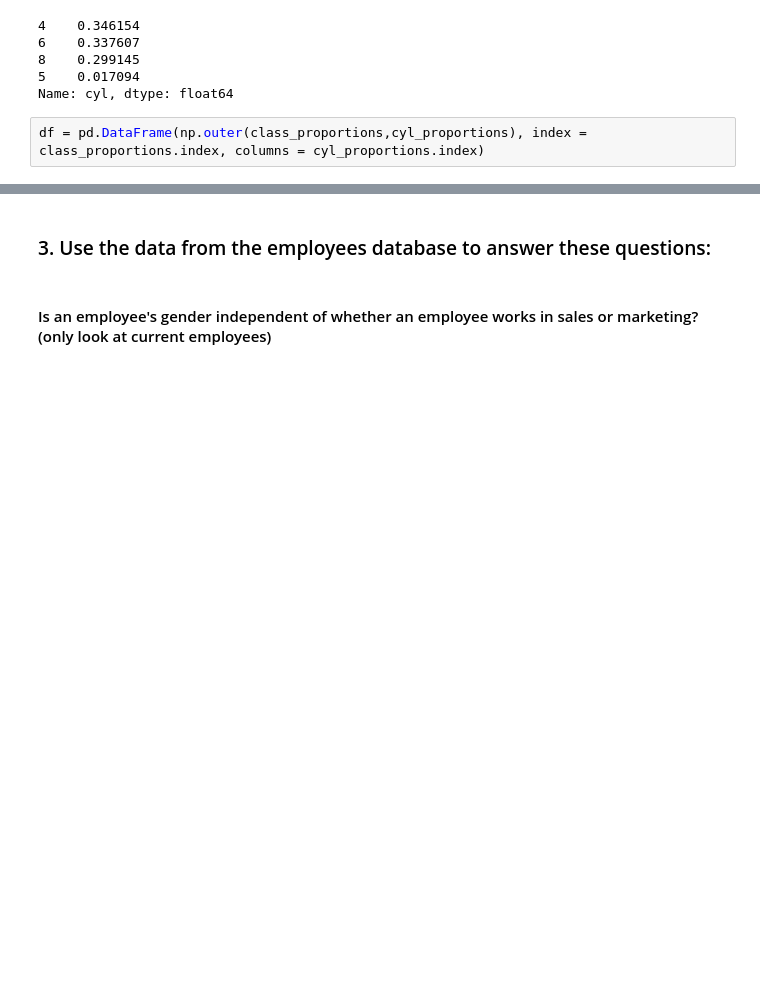
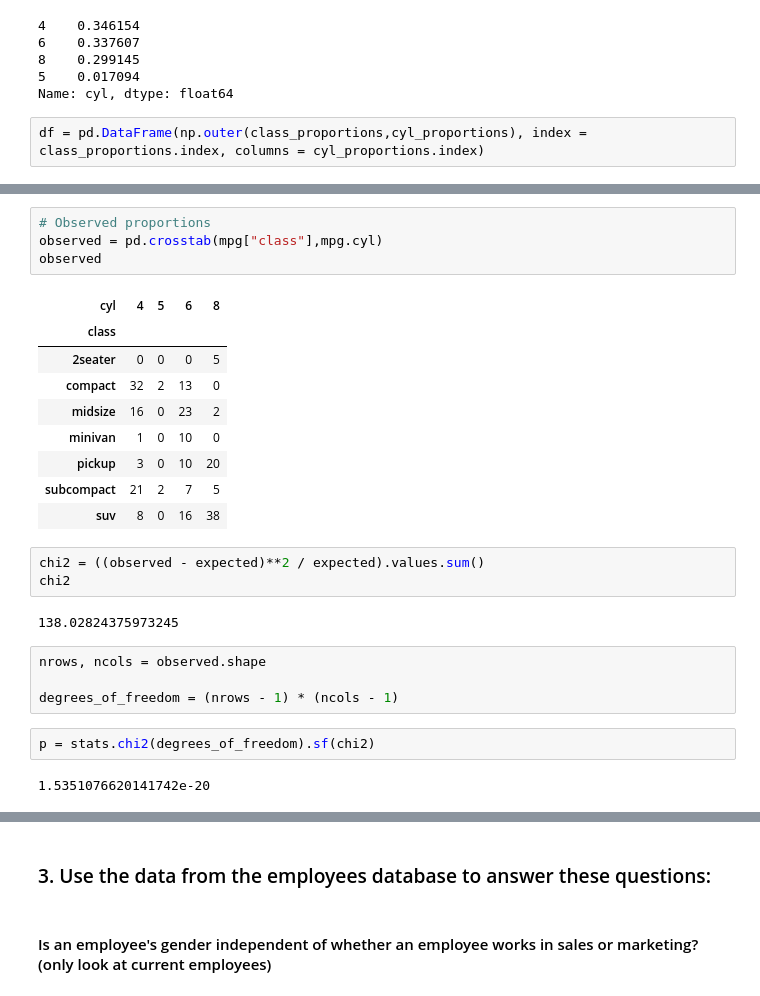
Before and after one commit to jesse-d-marder/statistics-exercises, a Jupyter notebook: hypothesis_testing.ipynb, the cells around one changed output, grey strips where cells are left out. Saved outputs shown, nothing was run; the diff lists cells and outputs as text; blank space fills up the shorter version.

```diff
--- a/hypothesis_testing.ipynb
+++ b/hypothesis_testing.ipynb
@@ -583,0 +581,27 @@ df
+# %%
+# Observed proportions
+observed = pd.crosstab(mpg["class"],mpg.cyl)
+observed
+# %% [output]
+| cyl | 4 | 5 | 6 | 8 |
+| class |  |  |  |  |
+| 2seater | 0 | 0 | 0 | 5 |
+| compact | 32 | 2 | 13 | 0 |
+| midsize | 16 | 0 | 23 | 2 |
+| minivan | 1 | 0 | 10 | 0 |
+| pickup | 3 | 0 | 10 | 20 |
+| subcompact | 21 | 2 | 7 | 5 |
+| suv | 8 | 0 | 16 | 38 |
+# %%
+chi2 = ((observed - expected)**2 / expected).values.sum()
+chi2
+# %% [output]
+138.02824375973245
+# %%
+nrows, ncols = observed.shape
+
+degrees_of_freedom = (nrows - 1) * (ncols - 1)
+# %%
+p = stats.chi2(degrees_of_freedom).sf(chi2)
+# %% [output]
+1.5351076620141742e-20
```
Also changed, not shown: parts of 17 cells of this notebook.
